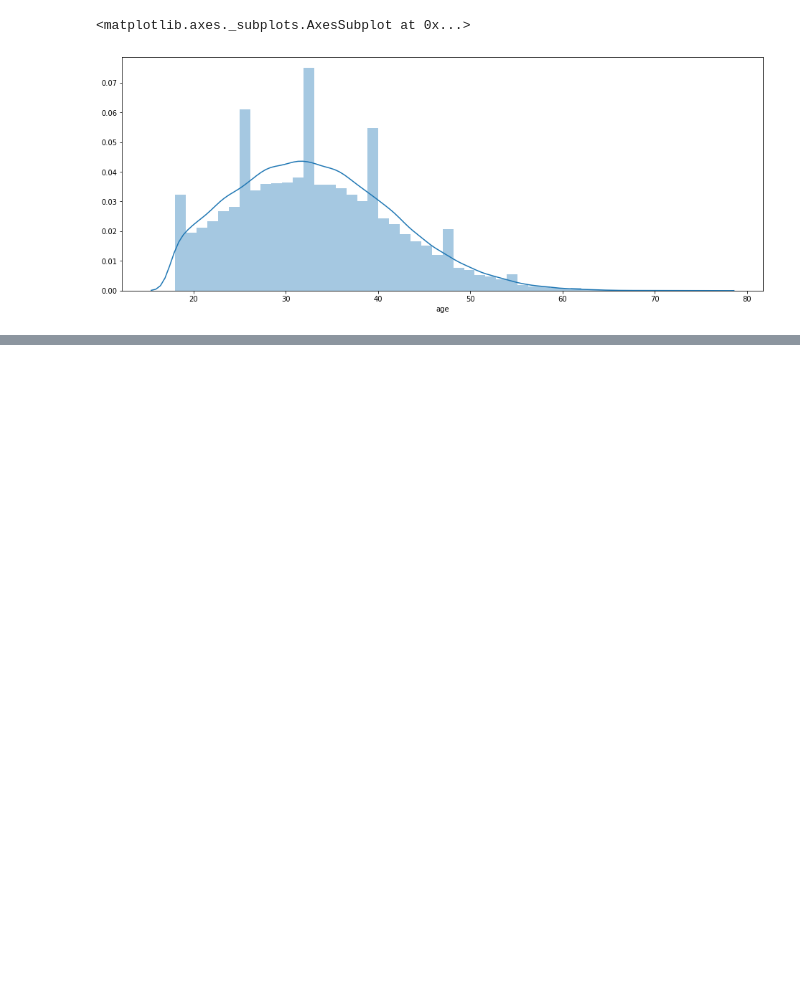
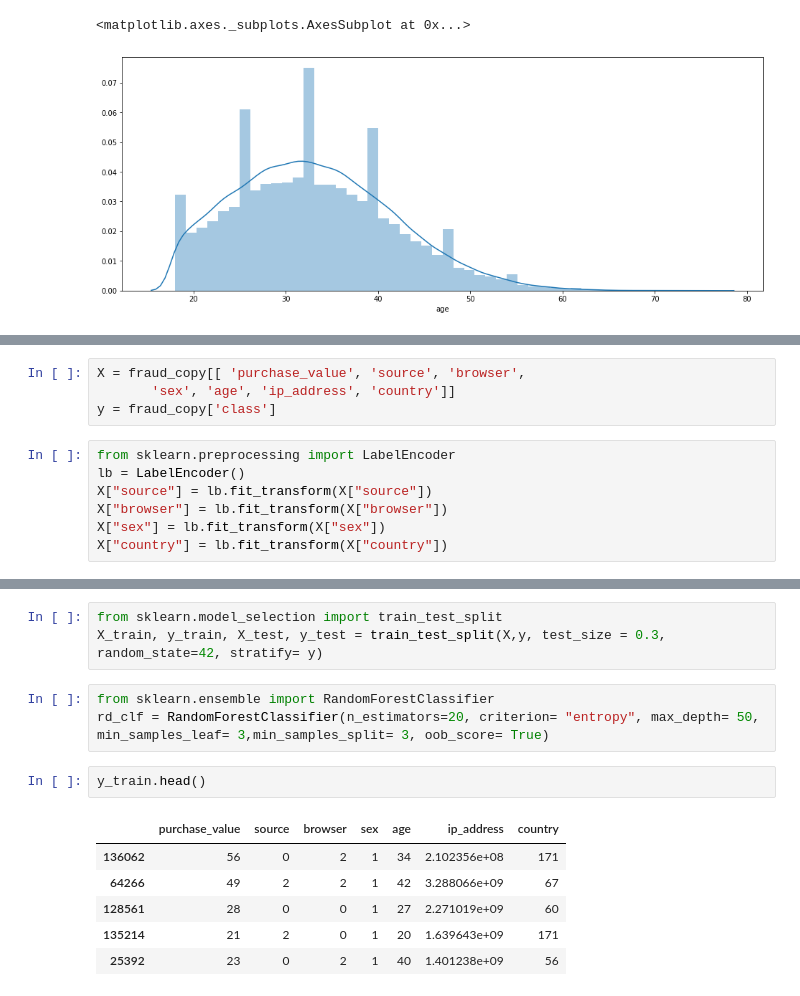
Before and after one commit to Delphine-Jean/Delphine-Jean_portfolio, a Jupyter notebook: Portfolio Data Science/Projet - FRAUDULENT ACTIVITIES/Fraudulent_Activities.ipynb, the cells around one changed output, grey strips where cells are left out. Drawn from its saved outputs; the diff is of its cells as text; blank space fills up the shorter version.

Commit message:
MAJ projet Fraudulent activities

```diff
--- a/Portfolio Data Science/Projet - FRAUDULENT ACTIVITIES/Fraudulent_Activities.ipynb
+++ b/Portfolio Data Science/Projet - FRAUDULENT ACTIVITIES/Fraudulent_Activities.ipynb
@@ -243,0 +272,11 @@ sns.distplot(fraud_copy["age"])
+# %%
+X = fraud_copy[[ 'purchase_value', 'source', 'browser',
+       'sex', 'age', 'ip_address', 'country']]
+y = fraud_copy['class']
+# %%
+from sklearn.preprocessing import LabelEncoder
+lb = LabelEncoder()
+X["source"] = lb.fit_transform(X["source"])
+X["browser"] = lb.fit_transform(X["browser"])
+X["sex"] = lb.fit_transform(X["sex"])
+X["country"] = lb.fit_transform(X["country"])
@@ -243,0 +312,15 @@ sns.distplot(fraud_copy["age"])
+# %%
+from sklearn.model_selection import train_test_split
+X_train, y_train, X_test, y_test = train_test_split(X,y, test_size = 0.3, random_state=42, stratify= y)
+# %%
+from sklearn.ensemble import RandomForestClassifier
+rd_clf = RandomForestClassifier(n_estimators=20, criterion= "entropy", max_depth= 50, min_samples_leaf= 3,min_samples_split= 3, oob_score= True)
+# %%
+y_train.head()
+# %% [output]
+|  | purchase_value | source | browser | sex | age | ip_address | country |
+| 136062 | 56 | 0 | 2 | 1 | 34 | 2.102356e+08 | 171 |
+| 64266 | 49 | 2 | 2 | 1 | 42 | 3.288066e+09 | 67 |
+| 128561 | 28 | 0 | 0 | 1 | 27 | 2.271019e+09 | 60 |
+| 135214 | 21 | 2 | 0 | 1 | 20 | 1.639643e+09 | 171 |
+| 25392 | 23 | 0 | 2 | 1 | 40 | 1.401238e+09 | 56 |
```
Also changed, not shown: parts of 8 cells of this notebook.
